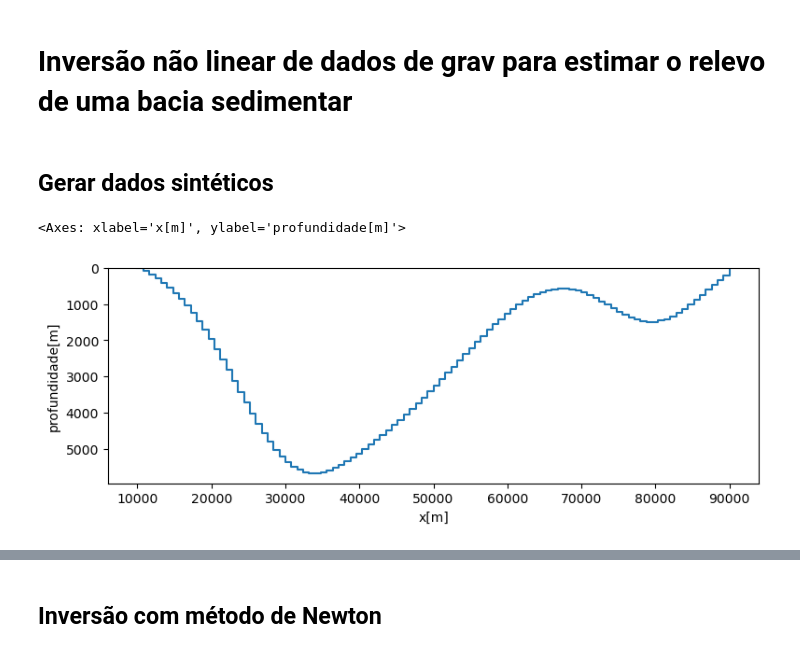
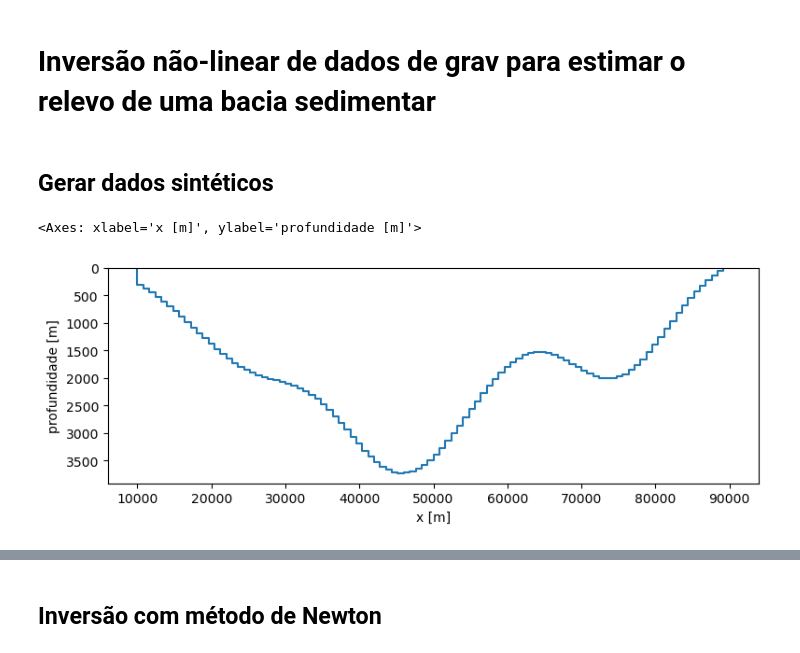
Before and after one commit to YagoMCastro/inversion-msc-2025, a Jupyter notebook: bacias.ipynb, the cells around one changed output, grey strips where cells are left out. Drawn from its saved outputs; the diff is of its cells as text; code cells hidden in the pictures.

```diff
--- a/bacias.ipynb
+++ b/bacias.ipynb
@@ -1,5 +1,5 @@
 # %% [markdown]
-# Inversão não linear de dados de grav para estimar o relevo de uma bacia sedimentar
+# Inversão não-linear de dados de grav para estimar o relevo de uma bacia sedimentar
 # %%
 import numpy as np
 import matplotlib.pyplot as plt
@@ -9,43 +8,43 @@ from scipy.optimize import minimize
 # %% [markdown]
 ## Gerar dados sintéticos
 # %%
-def gaussiana(x, amplitude, deslocamento, desvio_padrao):
-    return amplitude * np.exp(-((x-deslocamento)/desvio_padrao)**2)
+def gaussiana(x, amplitude, deslocamento, desvio_padrão):
+    return amplitude * np.exp(-((x - deslocamento) / desvio_padrão)**2)
 
-def sintetico():
+def sintético():
     n_prismas = 100
-    x_min, x_max = 10e3, 90e3
-    x = bd.line_coordinates(x_min, x_max, size=n_prismas, pixel_register=True)
+    xmin, xmax = 10e3, 90e3
+    x = bd.line_coordinates(xmin, xmax, size=n_prismas, pixel_register=True)
     profundidades = (
-        gaussiana(x, amplitude=5e3, deslocamento=40e3, desvio_padrao=20e3)
-        + gaussiana(x, amplitude=2e3, deslocamento=80e3, desvio_padrao=10e3)
-        + gaussiana(x, amplitude=2e3, deslocamento=30e3, desvio_padrao=10e3)
+        gaussiana(x, amplitude=5e3, deslocamento=40e3, desvio_padrão=20e3)
+        + gaussiana(x, amplitude=2e3, deslocamento=75e3, desvio_padrão=10e3)
+        + gaussiana(x, amplitude=-2e3, deslocamento=35e3, desvio_padrão=10e3)
     )
     profundidades -= profundidades.min()
-    return profundidades, x_min, x_max
+    return profundidades, xmin, xmax
 
-def plota_prismas(profundidades, x_min, x_max, ax=None, figsize=(9,3)):
-    bordas = bd.line_coordinates(x_min, x_max, size=profundidades.size+1)
-    x = [x_min]
+def plota_prismas(profundidades, xmin, xmax, ax=None, figsize=(9, 3)):
+    bordas = bd.line_coordinates(
+        xmin, xmax, size=profundidades.size + 1,
+    )
+    x = [xmin]
     y = [0]
     for i in range(profundidades.size):
-        x.extend([bordas[i], bordas[i+1]])
+        x.extend([bordas[i], bordas[i + 1]])
         y.extend([profundidades[i], profundidades[i]])
-    x.append(x_max)
+    x.append(xmax)
     y.append(0)
     if ax is None:
-        fig, ax = plt.subplots(1,1, figsize=figsize)
-        ax.set_xlabel("x[m]")
-        ax.set_ylabel("profundidade[m]")
-        ax.set_ylim(np.max(profundidades)*1.05, 0)
-    ax.set_ylim(np.max(profundidades)*1.05, 0)
-    ax.plot(x,y)
-
+        fig, ax = plt.subplots(1, 1, figsize=figsize)
+        ax.set_xlabel("x [m]")
+        ax.set_ylabel("profundidade [m]")
+    ax.set_ylim(np.max(profundidades) * 1.05, 0)
+    ax.plot(x, y)
     return ax
-# %%
-profundidades, x_min, x_max = sintetico()
-plota_prismas(profundidades, x_min, x_max)
-# %% [output]
-<Axes: xlabel='x[m]', ylabel='profundidade[m]'>
-[figure, removed]
+# %%
+profundidades, xmin, xmax = sintético()
+plota_prismas(profundidades, xmin, xmax)
+# %% [output]
+<Axes: xlabel='x [m]', ylabel='profundidade [m]'>
+[figure, added]
 # %%
```
Also changed, not shown: parts of 12 cells of this notebook.
